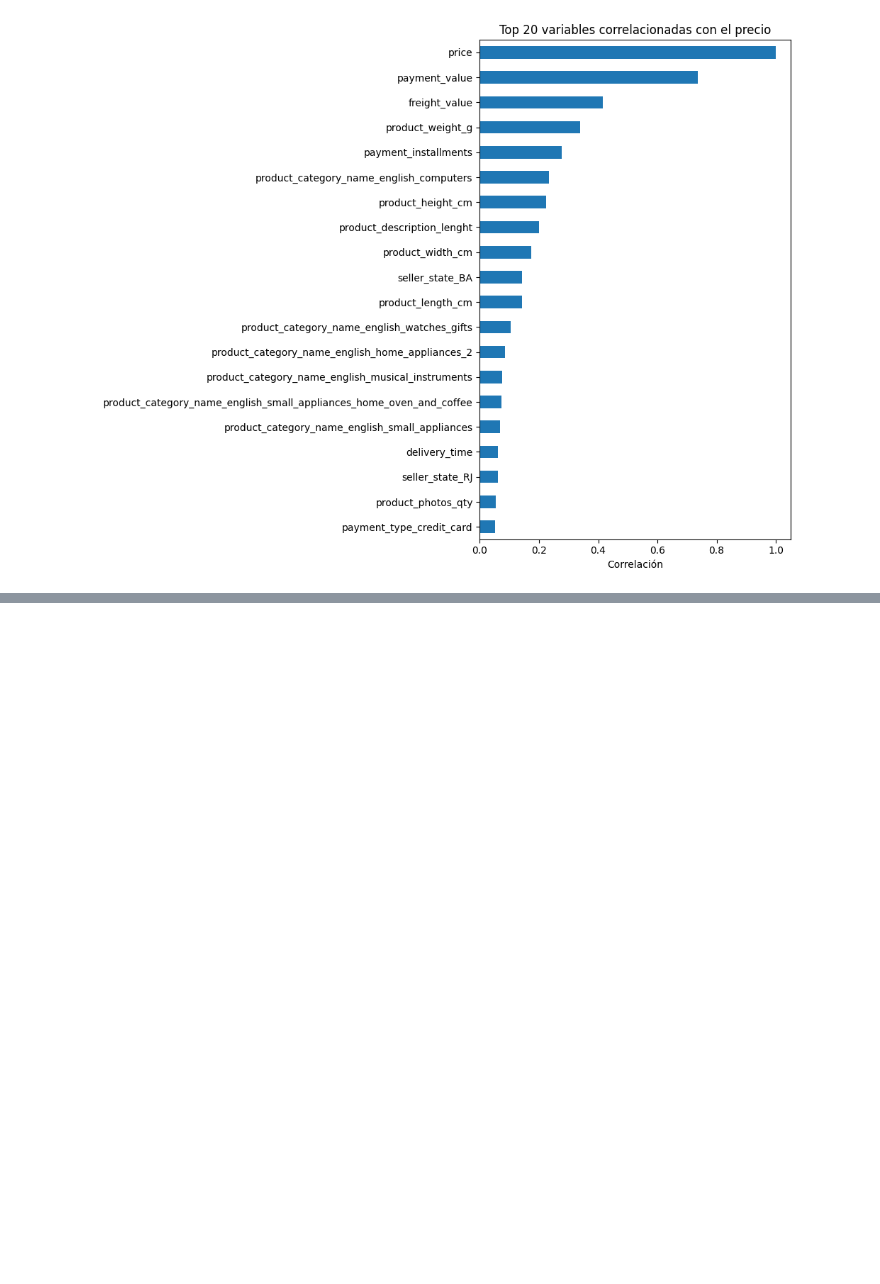
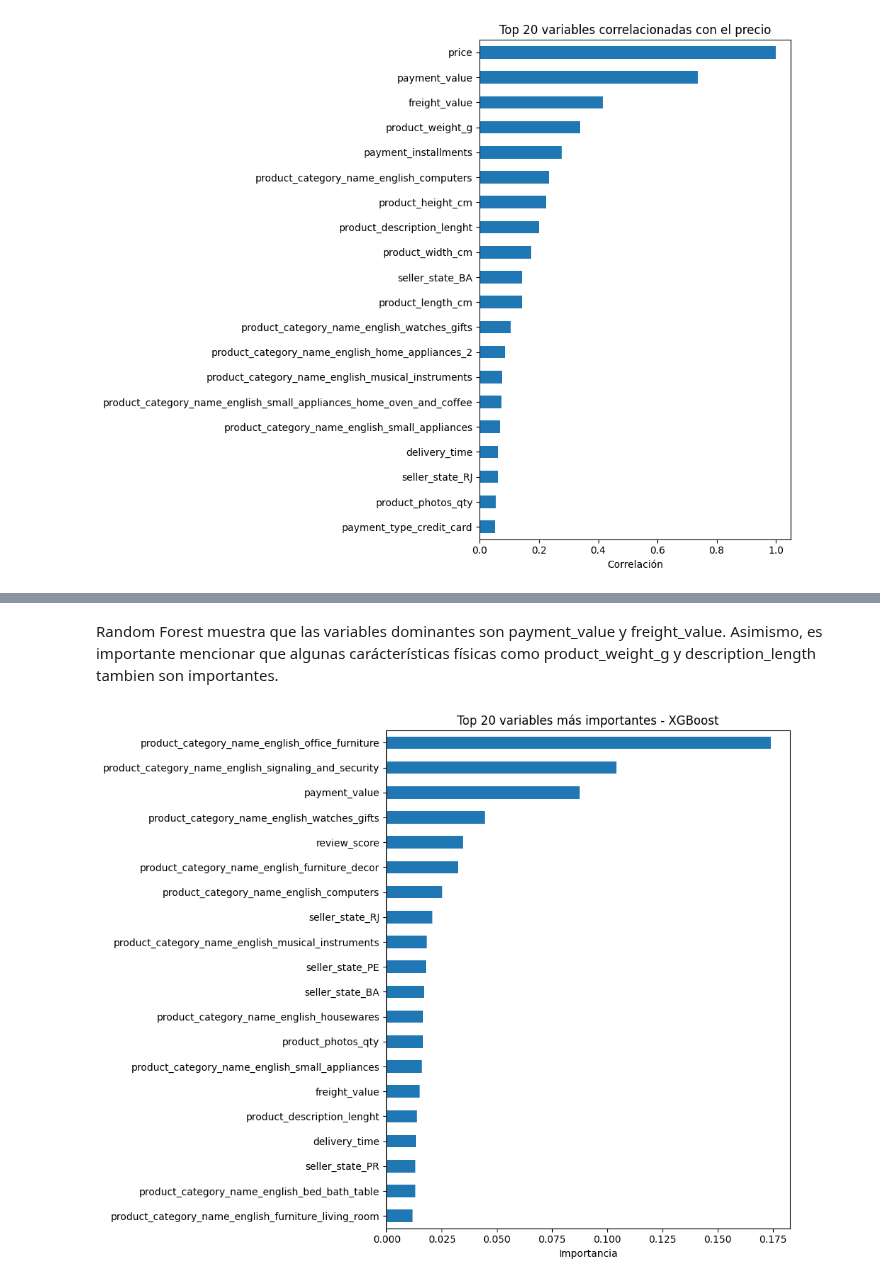
Before and after one commit to tsc221645/CC3074_Proyecto_Final, a Jupyter notebook: semana4/refactor_approach.ipynb, the cells around one changed output, grey strips where cells are left out. Saved outputs shown, nothing was run; the diff lists cells and outputs as text; code cells hidden in the pictures; blank space fills up the shorter version.

```diff
--- a/semana4/refactor_approach.ipynb
+++ b/semana4/refactor_approach.ipynb
@@ -91,0 +160,15 @@ plt.show()
+# %% [markdown]
+Random Forest muestra que las variables dominantes son payment_value y freight_value. Asimismo, es importante mencionar que algunas carácterísticas físicas como product_weight_g y description_length tambien son importantes.
+# %%
+modelo_xgb = modelos["XGBoost"]
+importancias_xgb = pd.Series(modelo_xgb.feature_importances_, index=X.columns).sort_values(ascending=False)
+
+plt.figure(figsize=(10, 8))
+importancias_xgb.head(20).plot(kind="barh")
+plt.title("Top 20 variables más importantes - XGBoost")
+plt.xlabel("Importancia")
+plt.gca().invert_yaxis()
+plt.tight_layout()
+plt.show()
+# %% [output]
+[figure, added]
```
Also changed, not shown: parts of 7 cells of this notebook.
